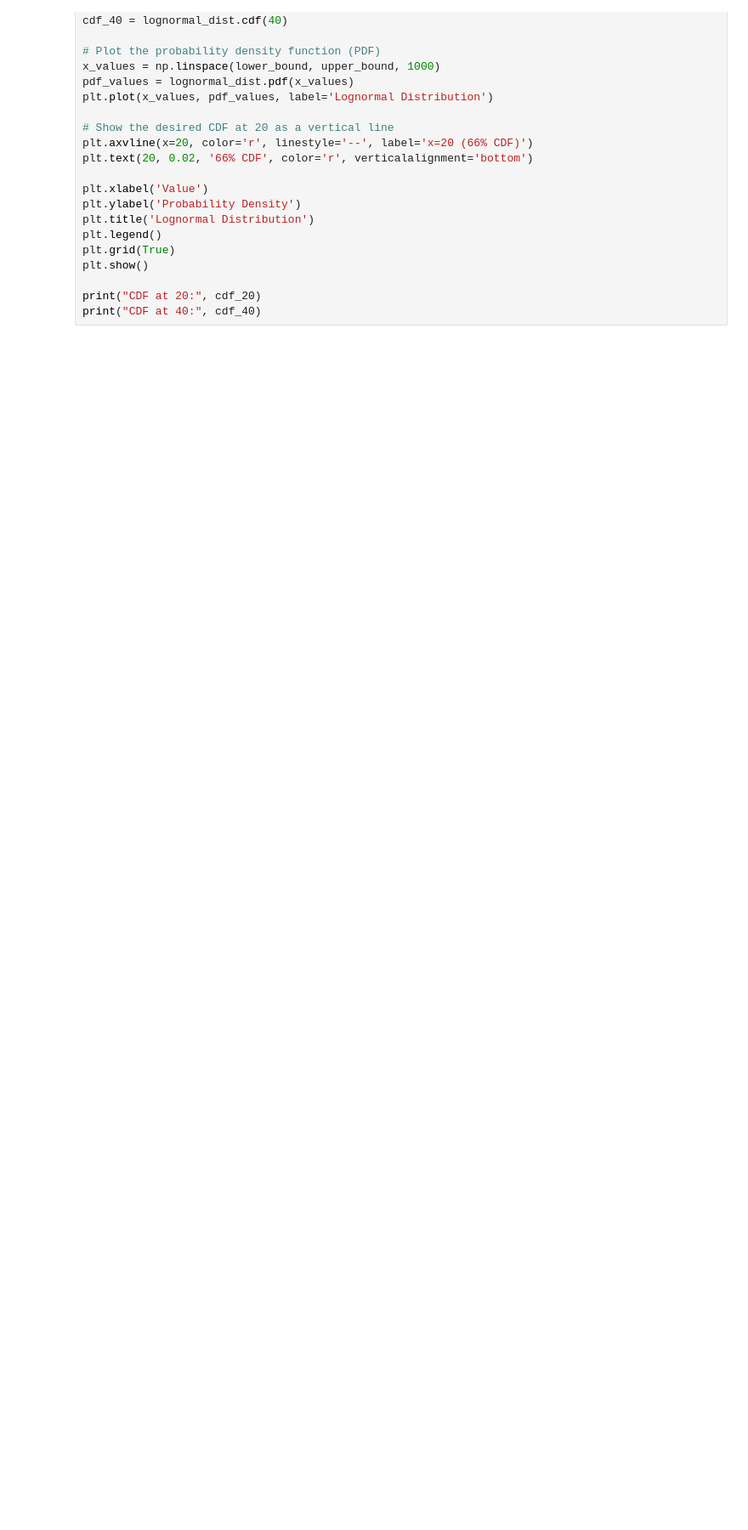
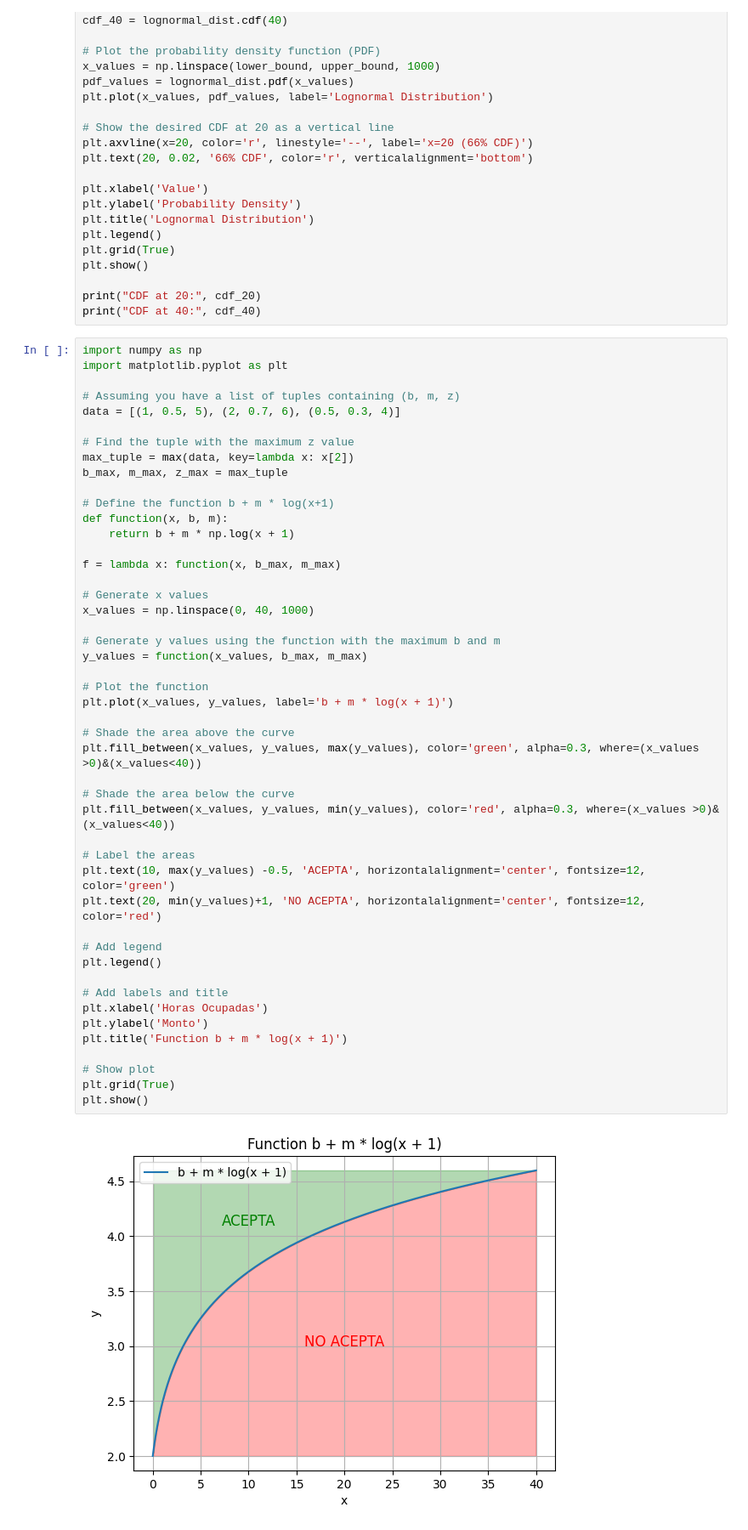
Before and after one commit to manutorrente/TP6-Simu, a Jupyter notebook: variables_aleatorias.ipynb, the cells around one changed output. Shown at 85% size. Drawn from its saved outputs; the diff is of its cells as text; blank space fills up the shorter version.

```diff
--- a/variables_aleatorias.ipynb
+++ b/variables_aleatorias.ipynb
@@ -219,6 +219,55 @@ plt.show()
 
 print("CDF at 20:", cdf_20)
 print("CDF at 40:", cdf_40)
+# %%
+import numpy as np
+import matplotlib.pyplot as plt
+
+# Assuming you have a list of tuples containing (b, m, z)
+data = [(1, 0.5, 5), (2, 0.7, 6), (0.5, 0.3, 4)]
+
+# Find the tuple with the maximum z value
+max_tuple = max(data, key=lambda x: x[2])
+b_max, m_max, z_max = max_tuple
+
+# Define the function b + m * log(x+1)
+def function(x, b, m):
+    return b + m * np.log(x + 1)
+
+f = lambda x: function(x, b_max, m_max)
+
+# Generate x values
+x_values = np.linspace(0, 40, 1000)
+
+# Generate y values using the function with the maximum b and m
+y_values = function(x_values, b_max, m_max)
+
+# Plot the function
+plt.plot(x_values, y_values, label='b + m * log(x + 1)')
+
+# Shade the area above the curve
+plt.fill_between(x_values, y_values, max(y_values), color='green', alpha=0.3, where=(x_values >0)&(x_values<40))
+
+# Shade the area below the curve
+plt.fill_between(x_values, y_values, min(y_values), color='red', alpha=0.3, where=(x_values >0)&(x_values<40))
+
+# Label the areas
+plt.text(10, max(y_values) -0.5, 'ACEPTA', horizontalalignment='center', fontsize=12, color='green')
+plt.text(20, min(y_values)+1, 'NO ACEPTA', horizontalalignment='center', fontsize=12, color='red')
+
+# Add legend
+plt.legend()
+
+# Add labels and title
+plt.xlabel('Horas Ocupadas')
+plt.ylabel('Monto')
+plt.title('Function b + m * log(x + 1)')
+
+# Show plot
+plt.grid(True)
+plt.show()
+# %% [output]
+[figure, added]
 # %%
 def plot_random_frequency(random_function, num_samples=1000):
     # Generate random values using the provided function
```
Also changed, not shown: 7 other files.
